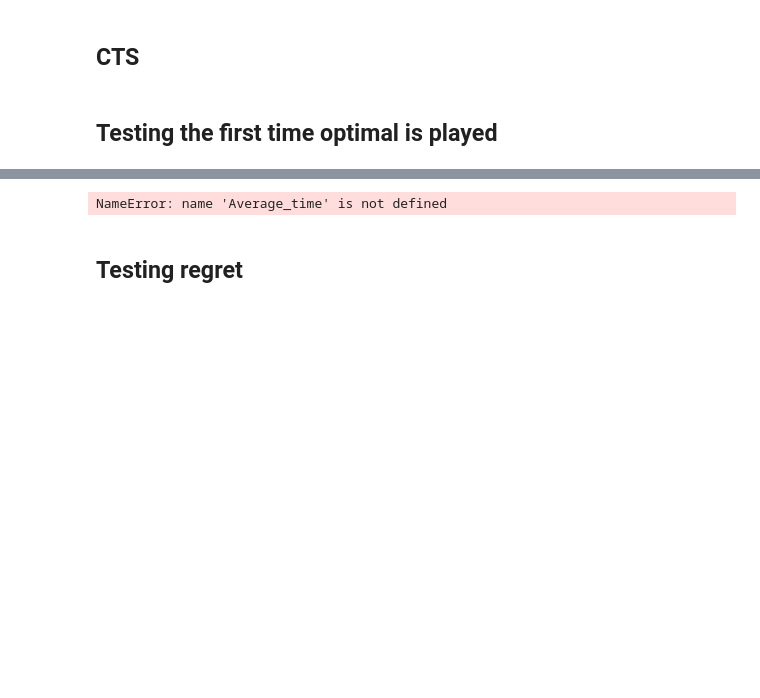
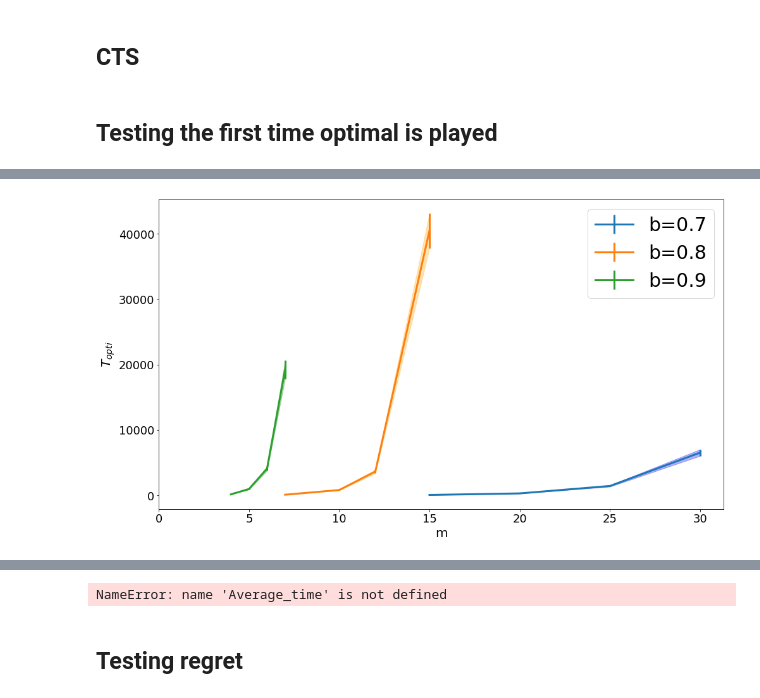
Before and after one commit to RaymZhang/TS_Combinatorial_Semi_Bandits_Curse, a Jupyter notebook: CTS_bipartite_graph.ipynb, the cells around one changed output, grey strips where cells are left out. Saved outputs shown, nothing was run; the diff lists cells and outputs as text; code cells hidden in the pictures; blank space fills up the shorter version.

```diff
--- a/CTS_bipartite_graph.ipynb
+++ b/CTS_bipartite_graph.ipynb
@@ -895,0 +921,38 @@ plt.legend()
+# %%
+distrib_first_optimal1 = np.load("Distribution_b07_d30_60_10.npy")
+Average_time07_30_60_10 = np.mean(distrib_first_optimal1, axis =1)
+std1 = np.std(distrib_first_optimal1, axis =1)/np.sqrt(1000)
+
+distrib_first_optimal2 = np.load("Distribution_b08_d15_30_5.npy")
+Average_time08_15_30_5 = np.mean(distrib_first_optimal2, axis =1)
+std2 = np.std(distrib_first_optimal2, axis =1)/np.sqrt(1000)
+
+distrib_first_optimal3 = np.load("Distribution_b09_d8_14_2.npy")
+Average_time09_8_14_2 = np.mean(distrib_first_optimal3, axis =1)
+std3 = np.std(distrib_first_optimal3, axis =1)/np.sqrt(1000)
+# %%
+ds1 = range(15,31,5)
+ds2 = [7,10,12,15]
+ds3 = range(4,8,1)
+plt.figure('Average Time',figsize = (16,9))
+plt.clf()
+
+plt.errorbar(ds1,Average_time07_30_60_10,std1,  label = "b=0.7" ,linewidth=3)
+plt.fill_between(ds1,Average_time07_30_60_10 - std1 ,Average_time07_30_60_10 + std1 , color='b', alpha=.3)
+
+plt.errorbar(ds2,Average_time08_15_30_5,std2,  label = "b=0.8" ,linewidth=3)
+plt.fill_between(ds2,Average_time08_15_30_5 - std2 ,Average_time08_15_30_5 + std2 , color='orange', alpha=.3)
+
+plt.errorbar(ds3,Average_time09_8_14_2,std3,  label = "b=0.9" ,linewidth=3)
+plt.fill_between(ds3,Average_time09_8_14_2 - std3 ,Average_time09_8_14_2 + std3 , color='g', alpha=.3)
+plt.xlim(xmin=0)
+
+#plt.title("Average time the optimal decision is played for the first time in function of d",fontsize=20)
+plt.ylabel(r'$T_{opti}$', fontsize=20)
+plt.xlabel('m', fontsize=20)
+plt.tick_params(axis='x', labelsize=18)
+plt.tick_params(axis='y', labelsize=18)
+plt.legend(prop={'size': 30})
+plt.savefig('average.pdf')
+# %% [output]
+[figure, added]
```
Also changed, not shown: parts of 12 cells of this notebook, 40 other files.
